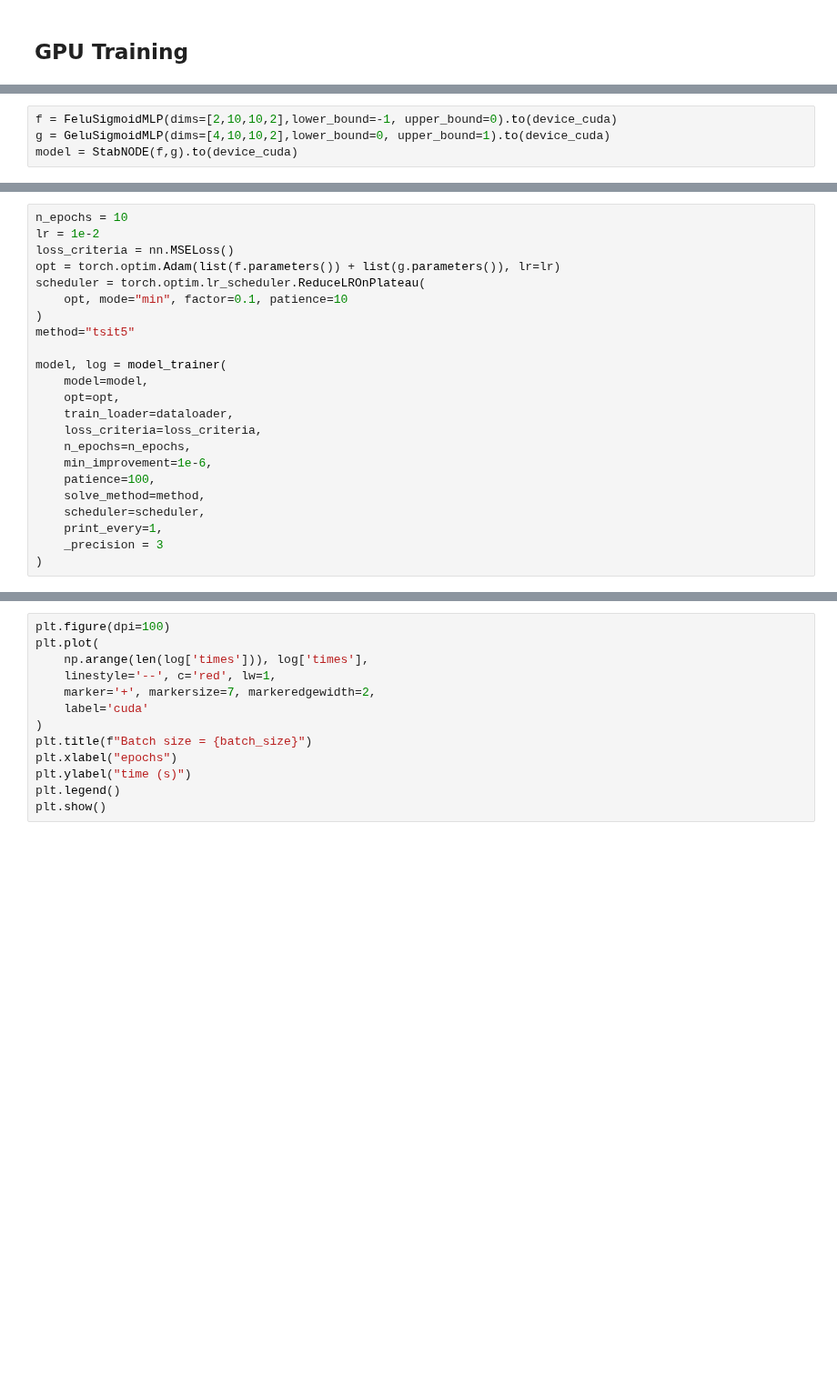
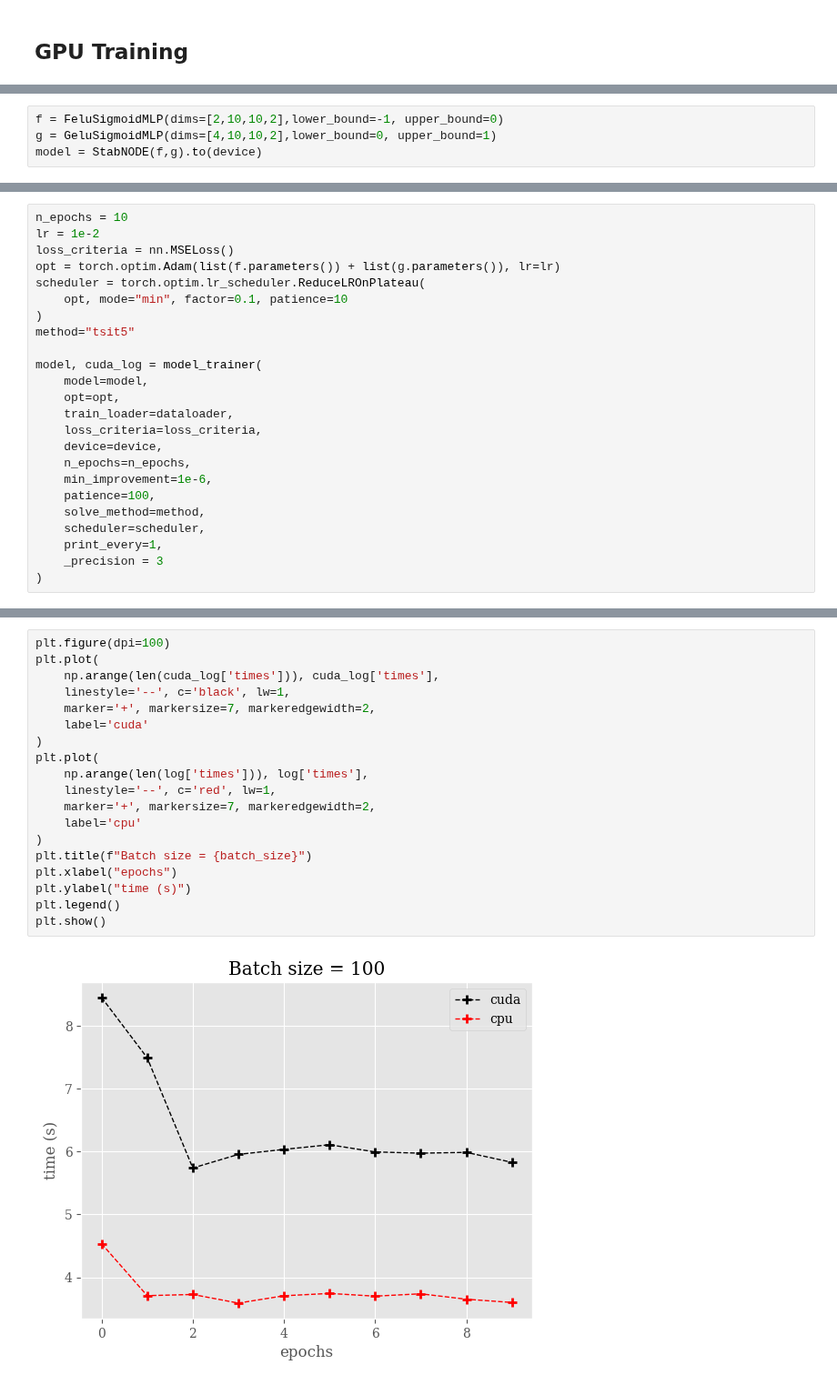
Before and after one commit to MalachiteWind/stable_node_control, a Jupyter notebook: notebooks/mixing-tanks/mixing_tanks_cpu_vs_gpu.ipynb, the cells around one changed output, grey strips where cells are left out. Shown at 91% size. Saved outputs shown, nothing was run; the diff lists cells and outputs as text; blank space fills up the shorter version.

```diff
--- a/notebooks/mixing-tanks/mixing_tanks_cpu_vs_gpu.ipynb
+++ b/notebooks/mixing-tanks/mixing_tanks_cpu_vs_gpu.ipynb
@@ -410,4 +422,4 @@ dataloader_cuda = torch.utils.data.DataLoader(dataset_cuda,batch_size=batch_size
 # %%
-f = FeluSigmoidMLP(dims=[2,10,10,2],lower_bound=-1, upper_bound=0).to(device_cuda)
-g = GeluSigmoidMLP(dims=[4,10,10,2],lower_bound=0, upper_bound=1).to(device_cuda)
-model = StabNODE(f,g).to(device_cuda)
+f = FeluSigmoidMLP(dims=[2,10,10,2],lower_bound=-1, upper_bound=0)
+g = GeluSigmoidMLP(dims=[4,10,10,2],lower_bound=0, upper_bound=1)
+model = StabNODE(f,g).to(device)
@@ -421,11 +439,12 @@ scheduler = torch.optim.lr_scheduler.ReduceLROnPlateau(
 )
 method="tsit5"
 
-model, log = model_trainer(
+model, cuda_log = model_trainer(
     model=model,
     opt=opt,
     train_loader=dataloader,
     loss_criteria=loss_criteria,
+    device=device,
     n_epochs=n_epochs,
     min_improvement=1e-6,
     patience=100,
@@ -437,13 +468,21 @@ model, log = model_trainer(
 # %%
 plt.figure(dpi=100)
+plt.plot(
+    np.arange(len(cuda_log['times'])), cuda_log['times'],
+    linestyle='--', c='black', lw=1,
+    marker='+', markersize=7, markeredgewidth=2,
+    label='cuda'
+)
 plt.plot(
     np.arange(len(log['times'])), log['times'],
     linestyle='--', c='red', lw=1,
     marker='+', markersize=7, markeredgewidth=2,
-    label='cuda'
+    label='cpu'
 )
 plt.title(f"Batch size = {batch_size}")
 plt.xlabel("epochs")
 plt.ylabel("time (s)")
 plt.legend()
 plt.show()
+# %% [output]
+[figure, added]
```
Also changed, not shown: parts of 16 cells of this notebook, 1 other file.
